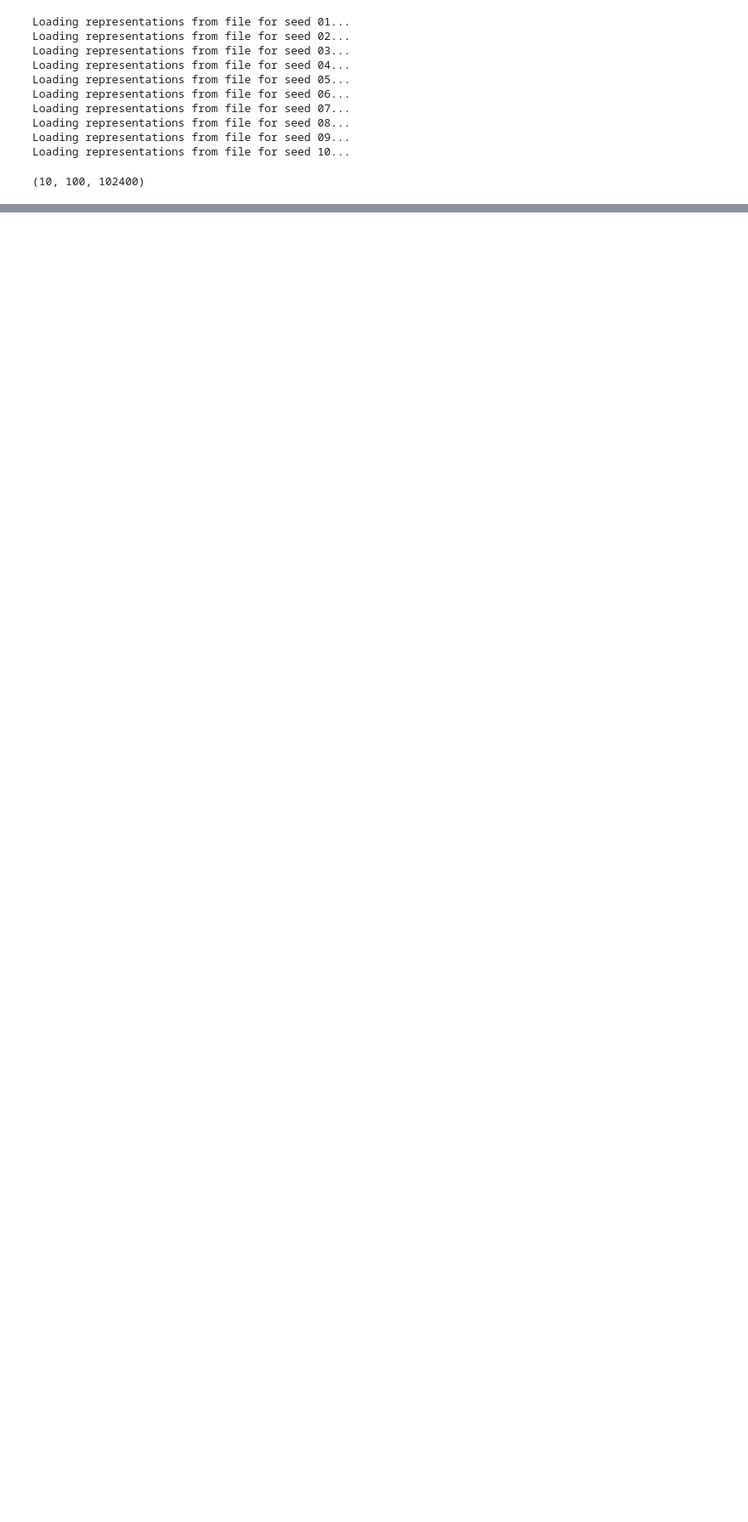
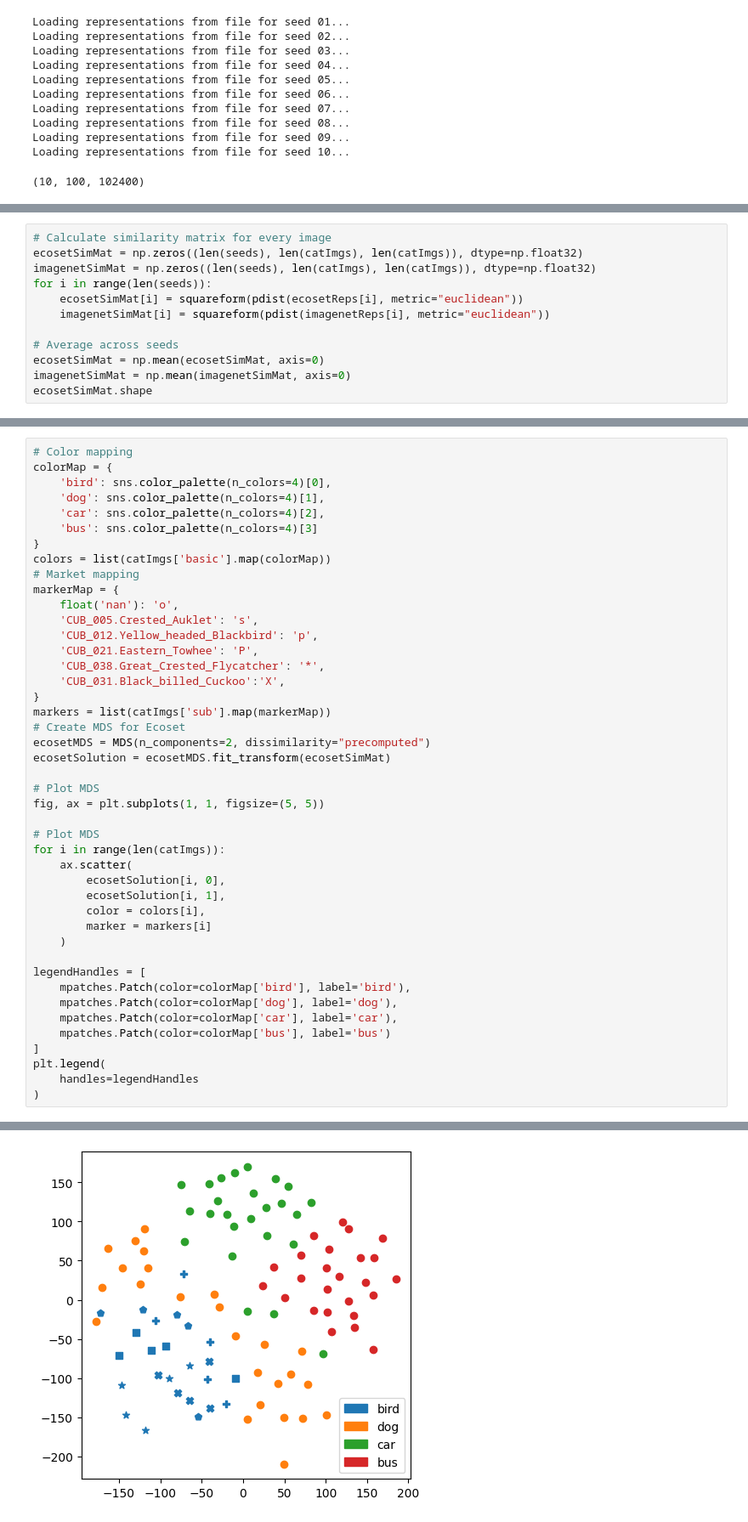
Before and after one commit to tobasummandal/deepCats, a Jupyter notebook: thesis.ipynb, the cells around one changed output, grey strips where cells are left out. Shown at 85% size. Cells and saved outputs as stored; diff of their text form; blank space fills up the shorter version.

```diff
--- a/thesis.ipynb
+++ b/thesis.ipynb
@@ -205,0 +353,12 @@ Weights from ./models/AlexNet/ILSVRC_training_seeds_01_to_10/training_seed_10/mo
+# %%
+# Calculate similarity matrix for every image
+ecosetSimMat = np.zeros((len(seeds), len(catImgs), len(catImgs)), dtype=np.float32)
+imagenetSimMat = np.zeros((len(seeds), len(catImgs), len(catImgs)), dtype=np.float32)
+for i in range(len(seeds)):
+    ecosetSimMat[i] = squareform(pdist(ecosetReps[i], metric="euclidean"))
+    imagenetSimMat[i] = squareform(pdist(imagenetReps[i], metric="euclidean"))
+
+# Average across seeds
+ecosetSimMat = np.mean(ecosetSimMat, axis=0)
+imagenetSimMat = np.mean(imagenetSimMat, axis=0)
+ecosetSimMat.shape
@@ -205,0 +443,45 @@ Weights from ./models/AlexNet/ILSVRC_training_seeds_01_to_10/training_seed_10/mo
+# %%
+# Color mapping
+colorMap = {
+    'bird': sns.color_palette(n_colors=4)[0],
+    'dog': sns.color_palette(n_colors=4)[1],
+    'car': sns.color_palette(n_colors=4)[2],
+    'bus': sns.color_palette(n_colors=4)[3]
+}
+colors = list(catImgs['basic'].map(colorMap))
+# Market mapping
+markerMap = {
+    float('nan'): 'o',
+    'CUB_005.Crested_Auklet': 's',
+    'CUB_012.Yellow_headed_Blackbird': 'p',
+    'CUB_021.Eastern_Towhee': 'P',
+    'CUB_038.Great_Crested_Flycatcher': '*',
+    'CUB_031.Black_billed_Cuckoo':'X',
+}
+markers = list(catImgs['sub'].map(markerMap))
+# Create MDS for Ecoset
+ecosetMDS = MDS(n_components=2, dissimilarity="precomputed")
+ecosetSolution = ecosetMDS.fit_transform(ecosetSimMat)
+
+# Plot MDS
+fig, ax = plt.subplots(1, 1, figsize=(5, 5))
+
+# Plot MDS
+for i in range(len(catImgs)):
+    ax.scatter(
+        ecosetSolution[i, 0],
+        ecosetSolution[i, 1],
+        color = colors[i],
+        marker = markers[i]
+    )
+
+legendHandles = [
+    mpatches.Patch(color=colorMap['bird'], label='bird'),
+    mpatches.Patch(color=colorMap['dog'], label='dog'),
+    mpatches.Patch(color=colorMap['car'], label='car'),
+    mpatches.Patch(color=colorMap['bus'], label='bus')
+]
+plt.legend(
+    handles=legendHandles
+)
+# %% [output]
@@ -205,0 +489 @@ Weights from ./models/AlexNet/ILSVRC_training_seeds_01_to_10/training_seed_10/mo
+[figure, added]
```
Also changed, not shown: parts of 19 cells of this notebook.
